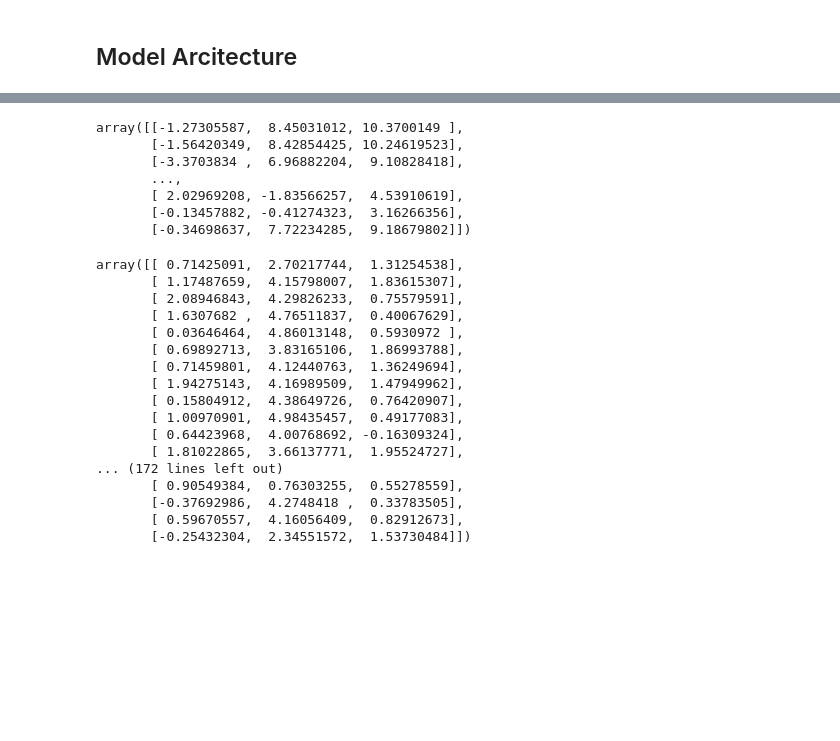
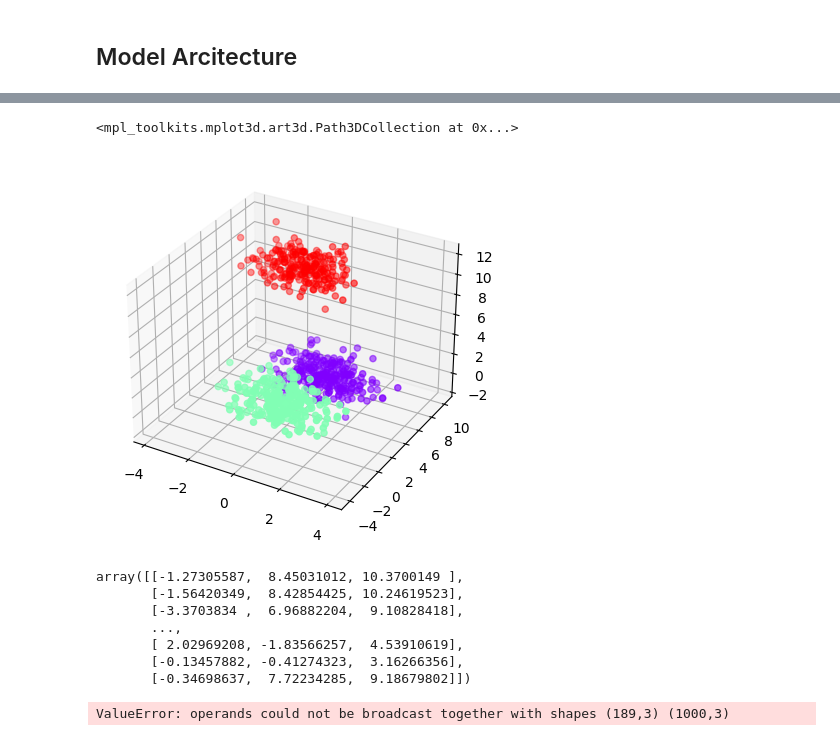
Before and after one commit to vishwasg217/ml-from-scratch, a Jupyter notebook: k-means-clustering/kmeans.ipynb, the cells around one changed output, grey strips where cells are left out. Drawn from its saved outputs; the diff is of its cells as text; code cells hidden in the pictures; blank space fills up the shorter version.

```diff
--- a/k-means-clustering/kmeans.ipynb
+++ b/k-means-clustering/kmeans.ipynb
@@ -53,3 +68,11 @@ plt.scatter()
+# %%
+fig = plt.figure()
+ax = fig.add_subplot(111, projection='3d')  # Specify 3D projection
+
+ax.scatter(X_train[:, 0], X_train[:, 1], X_train[:, 2], c=y_train, cmap='rainbow')
+# %% [output]
+<mpl_toolkits.mplot3d.art3d.Path3DCollection at 0x...>
+[figure, added]
 # %%
 X_train
 # %% [output]
@@ -67,22 +90,7 @@ for i in range(len(X)):
     distances = np.sqrt(np.sum((X[i] - centroids)**2, axis=1))
     assigned_clusters.append(np.argmin(distances))
 # %%
-X[np.array(assigned_clusters) == 0]
+k_cluster_data = X[np.array(assigned_clusters) == 0]
+np.sum((k_cluster_data - centroids[assigned_clusters])**2)
 # %% [output]
-array([[ 0.71425091,  2.70217744,  1.31254538],
-       [ 1.17487659,  4.15798007,  1.83615307],
-       [ 2.08946843,  4.29826233,  0.75579591],
-       [ 1.6307682 ,  4.76511837,  0.40067629],
-       [ 0.03646464,  4.86013148,  0.5930972 ],
-       [ 0.69892713,  3.83165106,  1.86993788],
-       [ 0.71459801,  4.12440763,  1.36249694],
-       [ 1.94275143,  4.16989509,  1.47949962],
-       [ 0.15804912,  4.38649726,  0.76420907],
-       [ 1.00970901,  4.98435457,  0.49177083],
-       [ 0.64423968,  4.00768692, -0.16309324],
-       [ 1.81022865,  3.66137771,  1.95524727],
-... (172 lines left out)
-       [ 0.90549384,  0.76303255,  0.55278559],
-       [-0.37692986,  4.2748418 ,  0.33783505],
-       [ 0.59670557,  4.16056409,  0.82912673],
-       [-0.25432304,  2.34551572,  1.53730484]])
+ValueError: operands could not be broadcast together with shapes (189,3) (1000,3)
```
Also changed, not shown: parts of 2 cells of this notebook.
